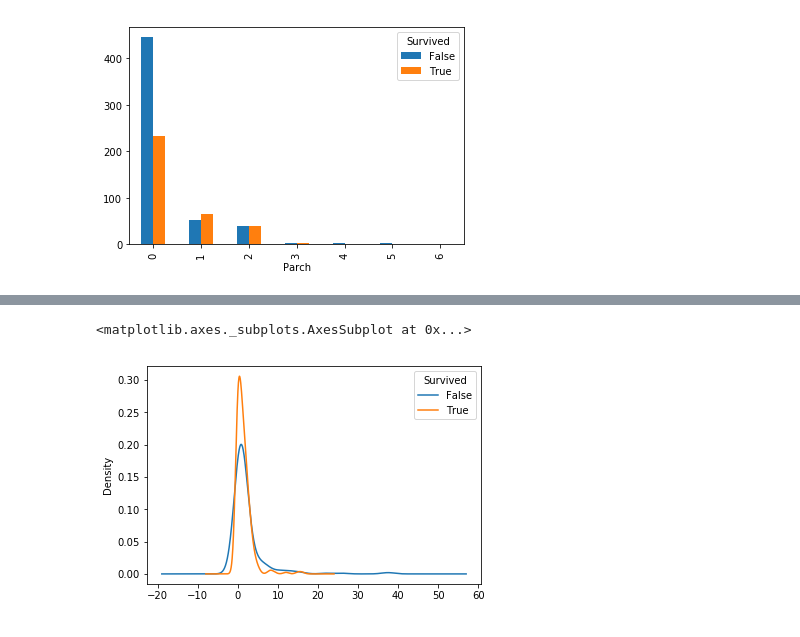
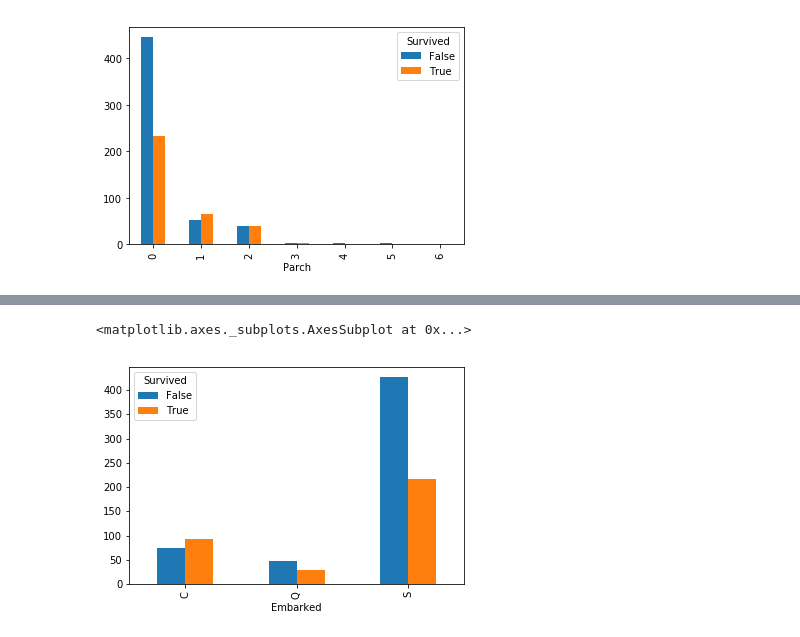
Before and after one commit to zcfan/ml-basic-part4-project, a Jupyter notebook: report.ipynb, the cells around one changed output, grey strips where cells are left out. Cells and saved outputs as stored; diff of their text form; code cells hidden in the pictures.

```diff
--- a/report.ipynb
+++ b/report.ipynb
@@ -107,6 +112,6 @@ death_parch.plot.bar()
 # %%
-death_fare = pd.crosstab(titanic.Fare, titanic.Survived.astype(bool))
-death_fare.plot.kde()
+death_embarked = pd.crosstab(titanic.Embarked, titanic.Survived.astype(bool))
+death_embarked.plot.bar()
 # %% [output]
 <matplotlib.axes._subplots.AxesSubplot at 0x...>
-[figure, old version]
+[figure, new version]
```
Also changed, not shown: parts of 10 cells of this notebook.
